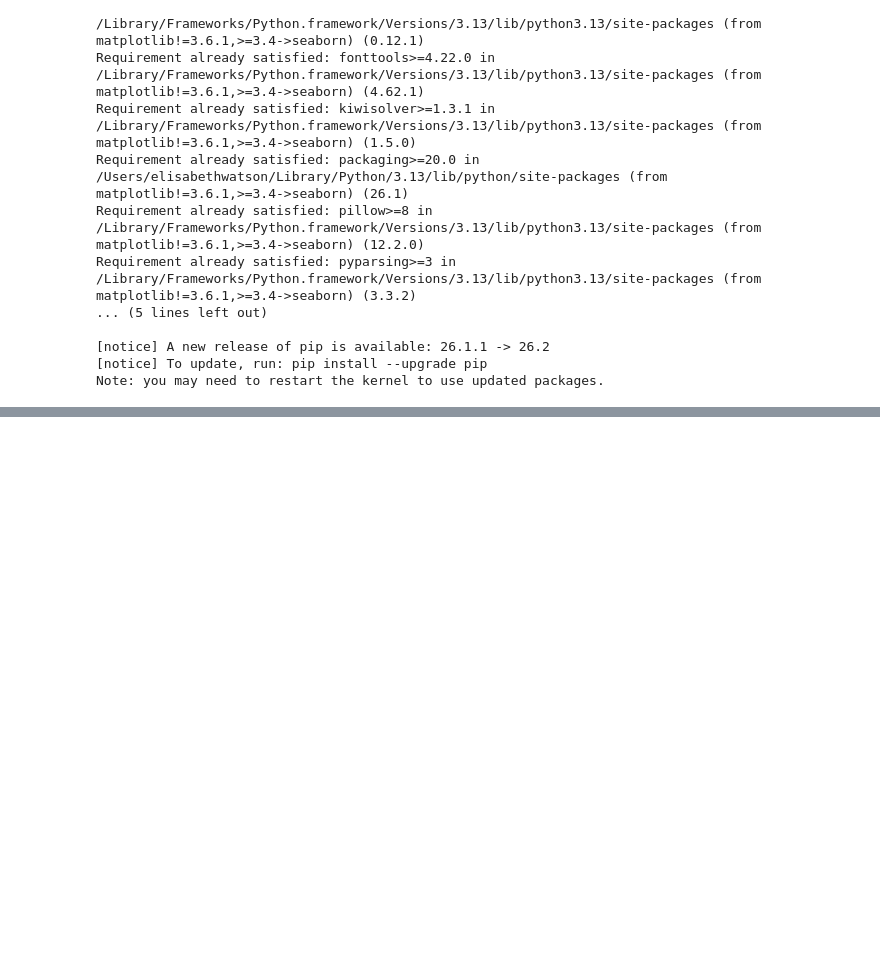
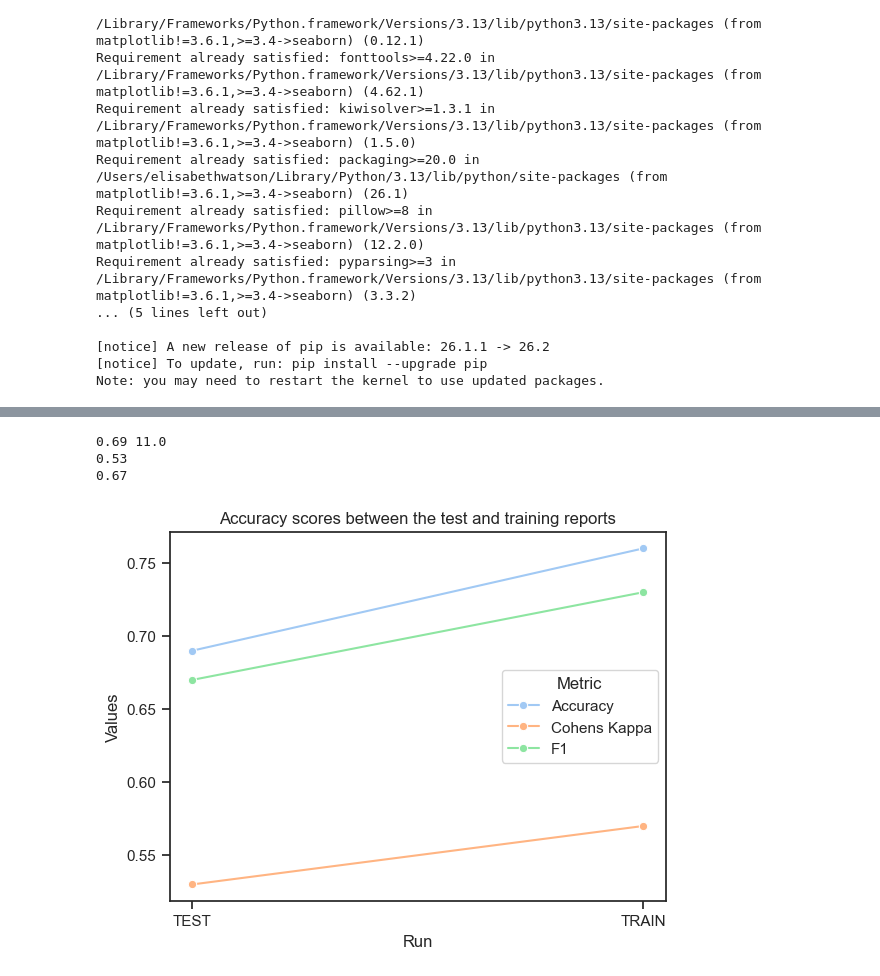
Before and after one commit to emw9805-notabot/ADSCert_project_Watson, a Jupyter notebook: Eval_metrics_MBL.ipynb, the cells around one changed output, grey strips where cells are left out. Cells and saved outputs as stored; diff of their text form; code cells hidden in the pictures; blank space fills up the shorter version.

```diff
--- a/Eval_metrics_MBL.ipynb
+++ b/Eval_metrics_MBL.ipynb
@@ -1309,0 +127,5 @@ Name: num_cats_diff, dtype: float64
+# %%
+# pipeline predictions - MBL popn
+pred_test_rpts = pd.read_csv('/Users/elisabethwatson/Documents/GitHub/ADSCert_project_Watson/Output_DataFrames_man_base/pred_train_rpts_MB.csv')
+pred_test_df = pd.DataFrame(pred_test_rpts)
+pred_test_df.info()
@@ -1309,0 +170,27 @@ Name: num_cats_diff, dtype: float64
+# %%
+# create y_pred based on ES percent cols - MBL popn
+ES_percent_pred = []
+for r in pred_test_df.itertuples(index=False):
+    if r.ES_0_percent:
+        ES_percent_pred.append('ES 0%')
+    elif r.ES_100_percent:
+        ES_percent_pred.append('ES 100%')
+    elif r.ES_partial:
+        ES_percent_pred.append('ES partial')
+pred_test_df['ES_percent_pred'] = ES_percent_pred
+# %%
+# create a dataset containing results for confusion matrix - MBL popn
+
+conf_mtrx_df = pd.DataFrame()
+
+conf_mtrx_df['pdfname'] = pred_test_df['pdfname']
+conf_mtrx_df['gt_source'] = man_base_df['gt_source']
+conf_mtrx_df['nlp_path'] = pred_test_df['nlp_path']
+conf_mtrx_df['language'] = pred_test_df['language']
+conf_mtrx_df['similarity_th'] = pred_test_df['similarity_threshold']
+conf_mtrx_df['cleanup_th'] = pred_test_df['cleanup_threshold']
+conf_mtrx_df['ES_percent_true'] = man_base_df['ES_percent_true']
+conf_mtrx_df['ES_percent_pred'] = pred_test_df['ES_percent_pred']
+conf_mtrx_df['num_cats_true'] = man_base_df['number_of_cats']
+conf_mtrx_df['num_cats_pred'] = pred_test_df['number_of_cats']
+conf_mtrx_df['num_cats_diff'] = conf_mtrx_df['num_cats_true'] - conf_mtrx_df['num_cats_pred']
@@ -1309,0 +290,30 @@ Name: num_cats_diff, dtype: float64
+# %%
+# accuracy metrix - MBL popn
+
+as_frac = round(accuracy_score(y_true, y_pred),2)
+accuracy_score_num = accuracy_score(y_true, y_pred, normalize=False)
+print(as_frac, accuracy_score_num)
+
+ck = round(cohen_kappa_score(y_true, y_pred),2)
+print(ck)
+
+f1 = round(f1_score(y_true, y_pred, average='macro'),2)
+print(f1)
+# %% [output]
+0.69 11.0
+0.53
+0.67
+# %%
+# line plot the accuracy results
+#fig, ax = plt.subplots
+accuracy_measures = {'Run': ['TEST', 'TEST','TEST', 'TRAIN', 'TRAIN', 'TRAIN'],
+                    'Metric': ['Accuracy', 'Cohens Kappa' , 'F1' , 'Accuracy', 'Cohens Kappa' , 'F1'],
+                    'Values': [as_frac, ck, f1, 0.76, 0.57, 0.73]}
+acc_meas_df = pd.DataFrame(accuracy_measures)
+sns.set_theme(style='ticks', palette = 'pastel')
+sns.lineplot(data = acc_meas_df, x = 'Run', y = 'Values', hue= 'Metric', marker = 'o')
+
+plt.title('Accuracy scores between the test and training reports')
+plt.show()
+# %% [output]
+[figure, added]
```
Also changed, not shown: parts of 85 cells of this notebook, 2 other files.
